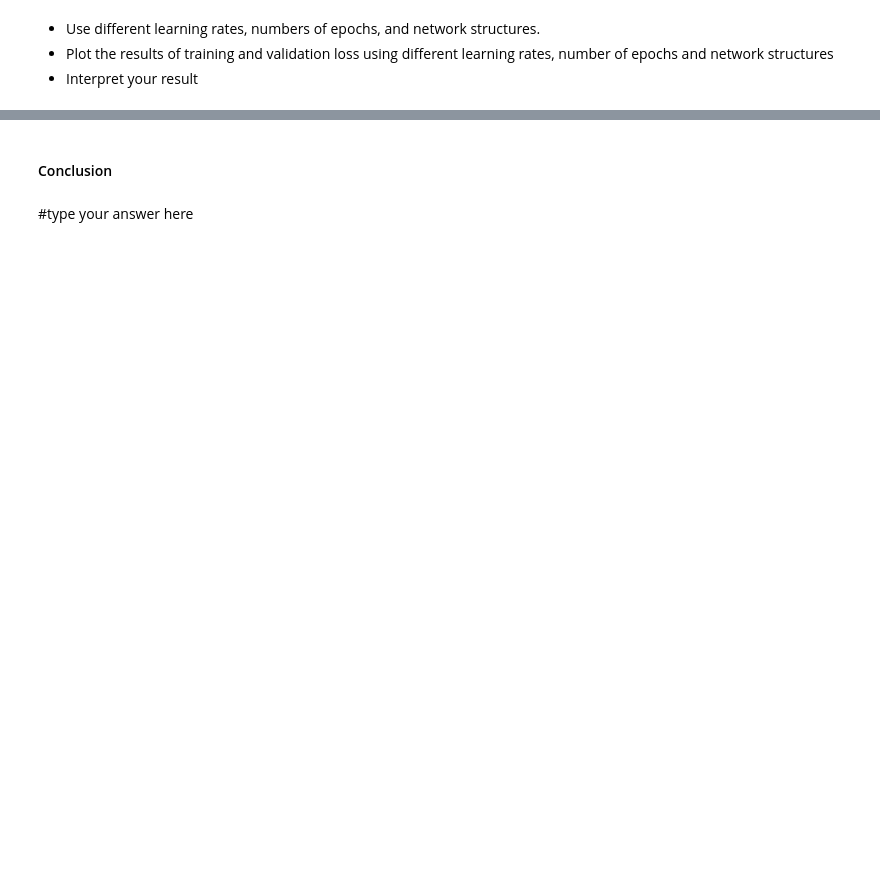
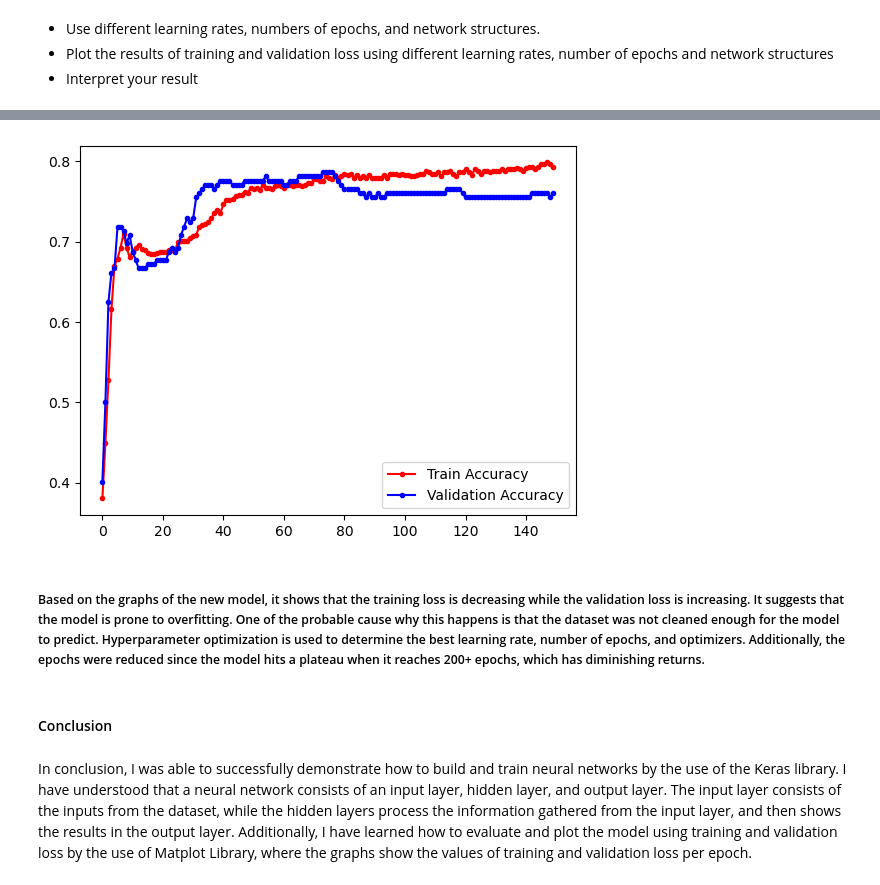
Before and after one commit to AntonPaala/CPE313-CPE31S3, a Jupyter notebook: Hands-on Activity 1.2 - Training Neural Networks.ipynb, the cells around one changed output, grey strips where cells are left out. Cells and saved outputs as stored; diff of their text form; code cells hidden in the pictures; blank space fills up the shorter version.

```diff
--- a/Hands-on Activity 1.2 - Training Neural Networks.ipynb
+++ b/Hands-on Activity 1.2 - Training Neural Networks.ipynb
@@ -321,4 +348,15 @@ run_hist_3 = model_2.fit(X_train_norm, y_train, validation_data=(X_test_norm, y_
+# %%
+fig, ax = plt.subplots()
+ax.plot(run_hist_3.history["accuracy"],'r', marker='.', label="Train Accuracy")
+ax.plot(run_hist_3.history["val_accuracy"],'b', marker='.', label="Validation Accuracy")
+ax.legend()
+plt.show()
+# %% [output]
+[figure, added]
+# %% [markdown]
+##### Based on the graphs of the new model, it shows that the training loss is decreasing while the validation loss is increasing. It suggests that the model is prone to overfitting. One of the probable cause why this happens is that the dataset was not cleaned enough for the model to predict. Hyperparameter optimization is used to determine the best learning rate, number of epochs, and optimizers. Additionally, the epochs were reduced since the model hits a plateau when it reaches 200+ epochs, which has diminishing returns.
 # %% [markdown]
 #### Conclusion
 # %% [markdown]
-#type your answer here
+
+In conclusion, I was able to successfully demonstrate how to build and train neural networks by the use of the Keras library. I have understood that a neural network consists of an input layer, hidden layer, and output layer. The input layer consists of the inputs from the dataset, while the hidden layers process the information gathered from the input layer, and then shows the results in the output layer. Additionally, I have learned how to evaluate and plot the model using training and validation loss by the use of Matplot Library, where the graphs show the values of training and validation loss per epoch.
```
Also changed, not shown: parts of 17 cells of this notebook.
